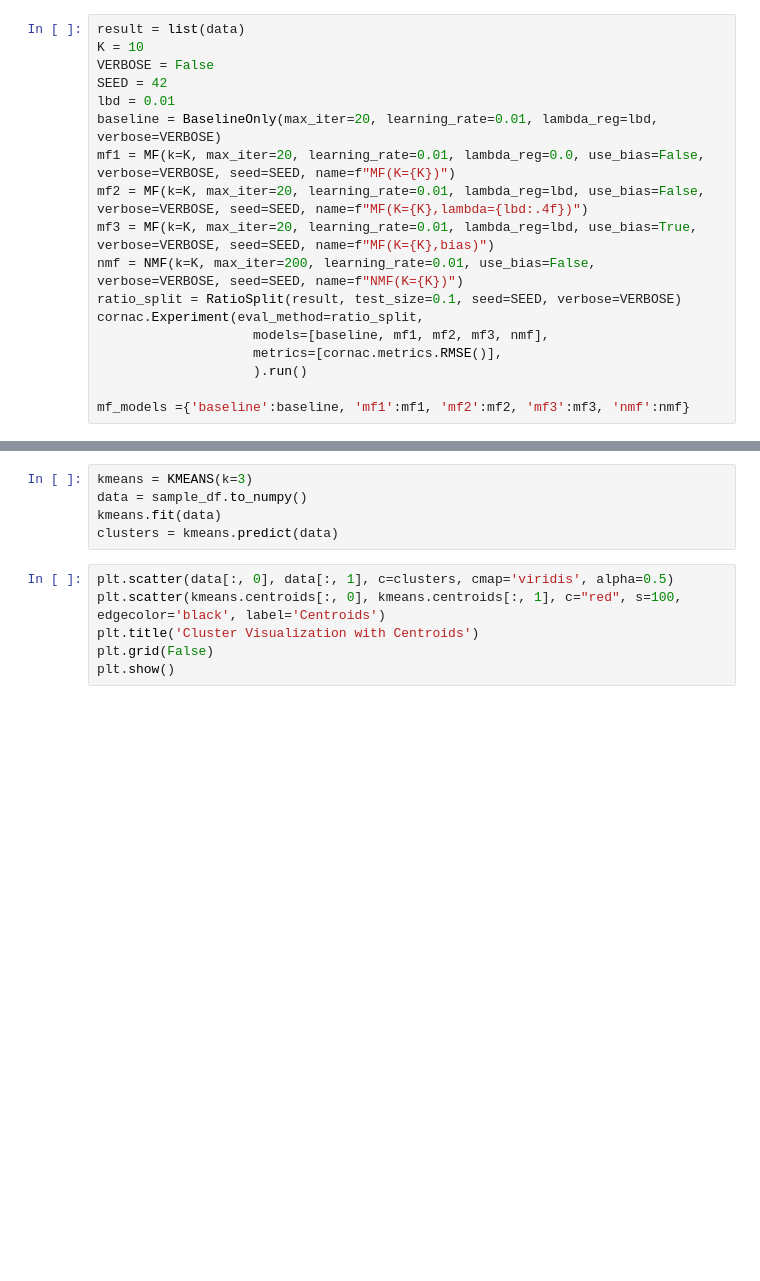
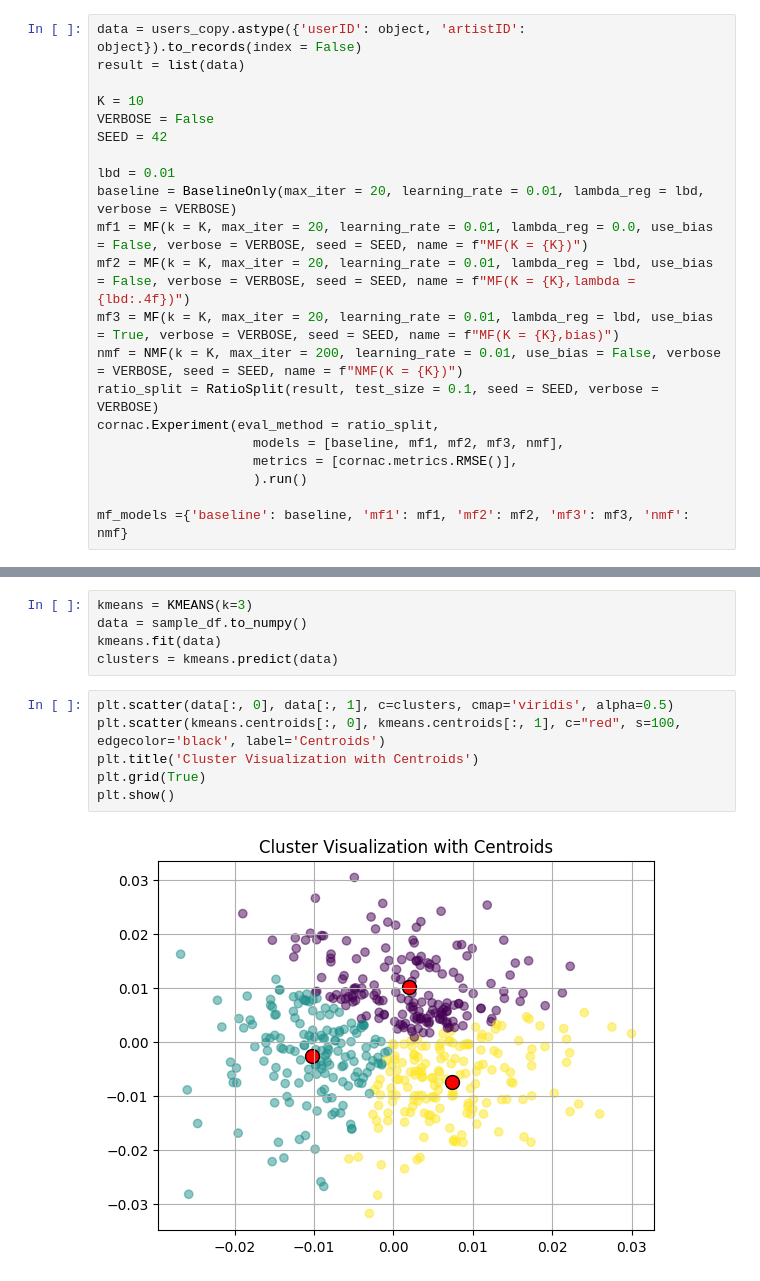
Before and after one commit to SergioCuencaNunez/ml3-music-recommender, a Jupyter notebook: main2.ipynb, the cells around one changed output, grey strips where cells are left out. Saved outputs shown, nothing was run; the diff lists cells and outputs as text; blank space fills up the shorter version.

```diff
--- a/main2.ipynb
+++ b/main2.ipynb
@@ -673,18 +746,21 @@ users.head()
 # %%
+data = users_copy.astype({'userID': object, 'artistID': object}).to_records(index = False)
 result = list(data)
+
 K = 10
 VERBOSE = False
 SEED = 42
+
 lbd = 0.01
-baseline = BaselineOnly(max_iter=20, learning_rate=0.01, lambda_reg=lbd, verbose=VERBOSE)
-mf1 = MF(k=K, max_iter=20, learning_rate=0.01, lambda_reg=0.0, use_bias=False, verbose=VERBOSE, seed=SEED, name=f"MF(K={K})")
-mf2 = MF(k=K, max_iter=20, learning_rate=0.01, lambda_reg=lbd, use_bias=False, verbose=VERBOSE, seed=SEED, name=f"MF(K={K},lambda={lbd:.4f})")
-mf3 = MF(k=K, max_iter=20, learning_rate=0.01, lambda_reg=lbd, use_bias=True, verbose=VERBOSE, seed=SEED, name=f"MF(K={K},bias)")
-nmf = NMF(k=K, max_iter=200, learning_rate=0.01, use_bias=False, verbose=VERBOSE, seed=SEED, name=f"NMF(K={K})")
-ratio_split = RatioSplit(result, test_size=0.1, seed=SEED, verbose=VERBOSE)
-cornac.Experiment(eval_method=ratio_split,
-                    models=[baseline, mf1, mf2, mf3, nmf],
-                    metrics=[cornac.metrics.RMSE()],
+baseline = BaselineOnly(max_iter = 20, learning_rate = 0.01, lambda_reg = lbd, verbose = VERBOSE)
+mf1 = MF(k = K, max_iter = 20, learning_rate = 0.01, lambda_reg = 0.0, use_bias = False, verbose = VERBOSE, seed = SEED, name = f"MF(K = {K})")
+mf2 = MF(k = K, max_iter = 20, learning_rate = 0.01, lambda_reg = lbd, use_bias = False, verbose = VERBOSE, seed = SEED, name = f"MF(K = {K},lambda = {lbd:.4f})")
+mf3 = MF(k = K, max_iter = 20, learning_rate = 0.01, lambda_reg = lbd, use_bias = True, verbose = VERBOSE, seed = SEED, name = f"MF(K = {K},bias)")
+nmf = NMF(k = K, max_iter = 200, learning_rate = 0.01, use_bias = False, verbose = VERBOSE, seed = SEED, name = f"NMF(K = {K})")
+ratio_split = RatioSplit(result, test_size = 0.1, seed = SEED, verbose = VERBOSE)
+cornac.Experiment(eval_method = ratio_split,
+                    models = [baseline, mf1, mf2, mf3, nmf],
+                    metrics = [cornac.metrics.RMSE()],
                     ).run()
 
-mf_models ={'baseline':baseline, 'mf1':mf1, 'mf2':mf2, 'mf3':mf3, 'nmf':nmf}
+mf_models ={'baseline': baseline, 'mf1': mf1, 'mf2': mf2, 'mf3': mf3, 'nmf': nmf}
@@ -742,9 +834,11 @@ clusters = kmeans.predict(data)
 # %%
 plt.scatter(data[:, 0], data[:, 1], c=clusters, cmap='viridis', alpha=0.5)
 plt.scatter(kmeans.centroids[:, 0], kmeans.centroids[:, 1], c="red", s=100, edgecolor='black', label='Centroids')
 plt.title('Cluster Visualization with Centroids')
-plt.grid(False)
+plt.grid(True)
 plt.show()
+# %% [output]
+[figure, added]
 # %%
 def plot_decision_boundaries(clusterer, X, resolution=1000):
     plt.figure()
```
Also changed, not shown: parts of 18 cells of this notebook.
